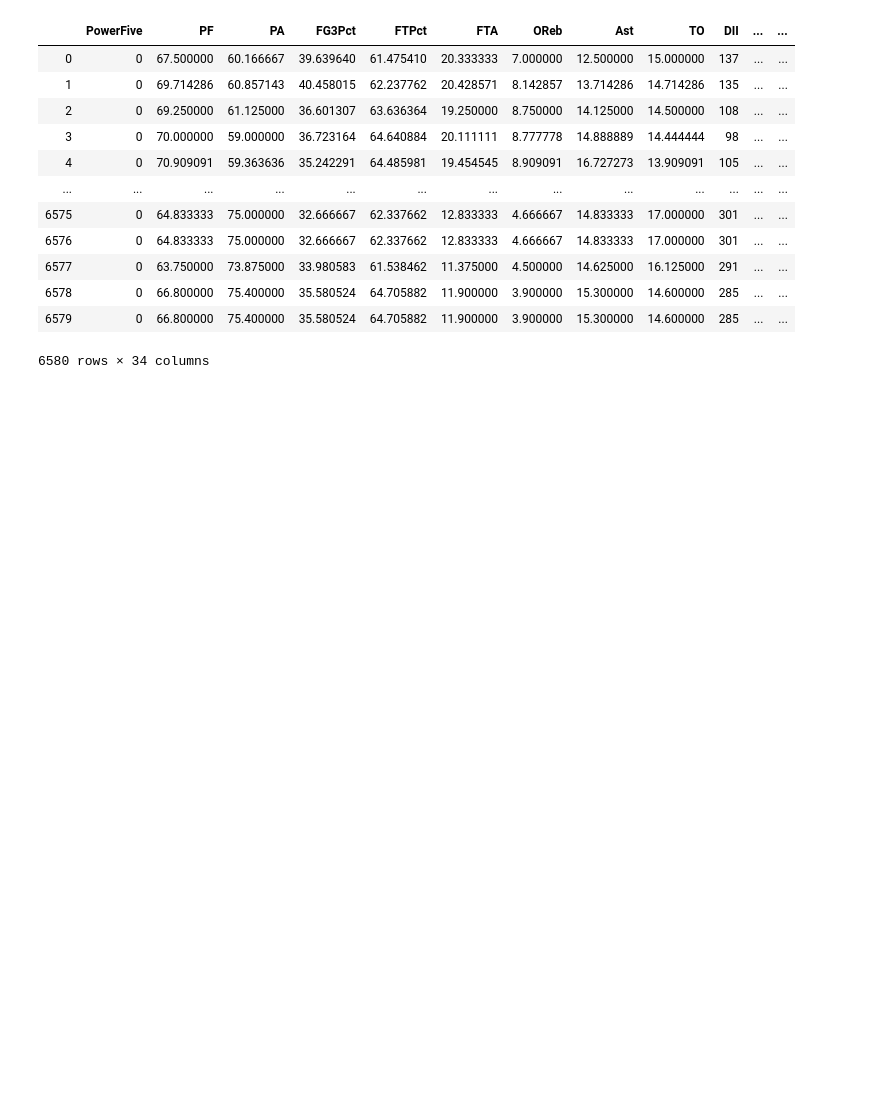
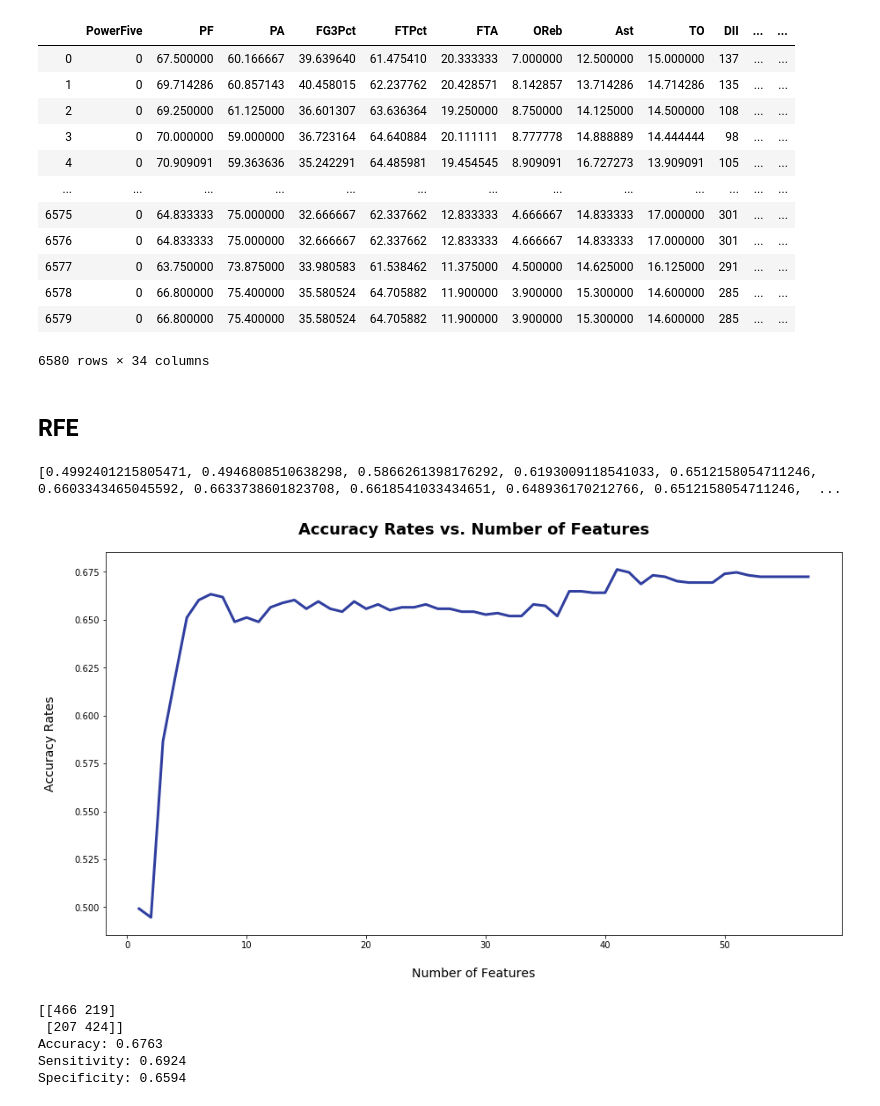
Before and after one commit to ethanhall99/ncaam-march-mania-2021, a Jupyter notebook: Model_1.ipynb, the cells around one changed output. Cells and saved outputs as stored; diff of their text form; code cells hidden in the pictures; blank space fills up the shorter version.

```diff
--- a/Model_1.ipynb
+++ b/Model_1.ipynb
@@ -16,8 +16,12 @@ df.head()
 | 4 | 1 | 1101 | Abilene Chr | Southland Conference | 0 | 11 | 70.909091 | 59.363636 | 44.251969 | 25.545455 | ... |
 5 rows × 63 columns
 # %%
-df.drop(['TeamID', 'TeamName', 'Description',
-         'OppTeamID', 'OppTeamName', 'OppDescription'],
+df.drop(['TeamID',
+         'TeamName',
+         'Description',
+         'OppTeamID',
+         'OppTeamName',
+         'OppDescription'],
         axis=1,
         inplace=True
        )
@@ -221,3 +225,50 @@ Specificity: 0.6708
 | 6578 | 0 | 66.800000 | 75.400000 | 35.580524 | 64.705882 | 11.900000 | 3.900000 | 15.300000 | 14.600000 | 285 | ... | ... |
 | 6579 | 0 | 66.800000 | 75.400000 | 35.580524 | 64.705882 | 11.900000 | 3.900000 | 15.300000 | 14.600000 | 285 | ... | ... |
 6580 rows × 34 columns
+# %% [markdown]
+## RFE
+# %%
+from sklearn.feature_selection import RFE
+from sklearn.metrics import accuracy_score
+
+i = 1
+acc = []
+while i <= len(df.columns):
+    rfe = RFE(estimator = logreg, n_features_to_select=i, step=1)
+    rfe.fit(X_train, y_train)
+    y_pred = rfe.predict(X_test)
+    rfe_acc = accuracy_score(y_test, y_pred)
+    acc.append(rfe_acc)
+    i += 1
+# %%
+print(acc)
+
+plt.figure(figsize=(15, 8))
+plt.title('Accuracy Rates vs. Number of Features', fontsize=18, fontweight='bold', pad=20)
+plt.xlabel('Number of Features', fontsize=14, labelpad=20)
+plt.ylabel('Accuracy Rates', fontsize=14, labelpad=20)
+plt.plot(range(1, len(df.columns) + 1), acc, color='#303F9F', linewidth=3)
+
+plt.show()
+# %% [output]
+[0.4992401215805471, 0.4946808510638298, 0.5866261398176292, 0.6193009118541033, 0.6512158054711246, 0.6603343465045592, 0.6633738601823708, 0.6618541033434651, 0.648936170212766, 0.6512158054711246,  ...
+[figure, added]
+# %%
+n_final = acc.index(max(acc)) + 1
+
+rfe_final = RFE(estimator = logreg, n_features_to_select = n_final, step=1)
+rfe_final.fit(X_train, y_train)
+
+y_pred_rfe = rfe_final.predict(X_test)
+
+print(confusion_matrix(y_test,y_pred_rfe))
+rfe_logreg_cm = pd.DataFrame(confusion_matrix(y_test,y_pred_rfe),
+                             columns = ['Predicted Negative', 'Predicted Positive'],
+                             index = ['Actual Negative', 'Actual Positive'])
+confusion_metrics(rfe_logreg_cm)
+# %% [output]
+[[466 219]
+ [207 424]]
+Accuracy: 0.6763
+Sensitivity: 0.6924
+Specificity: 0.6594
```
Also changed, not shown: parts of 3 cells of this notebook.
